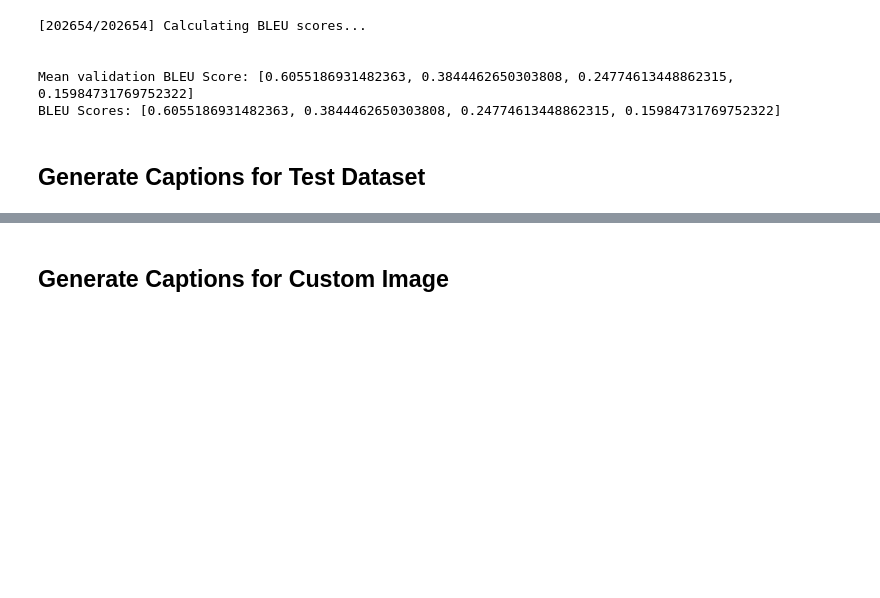
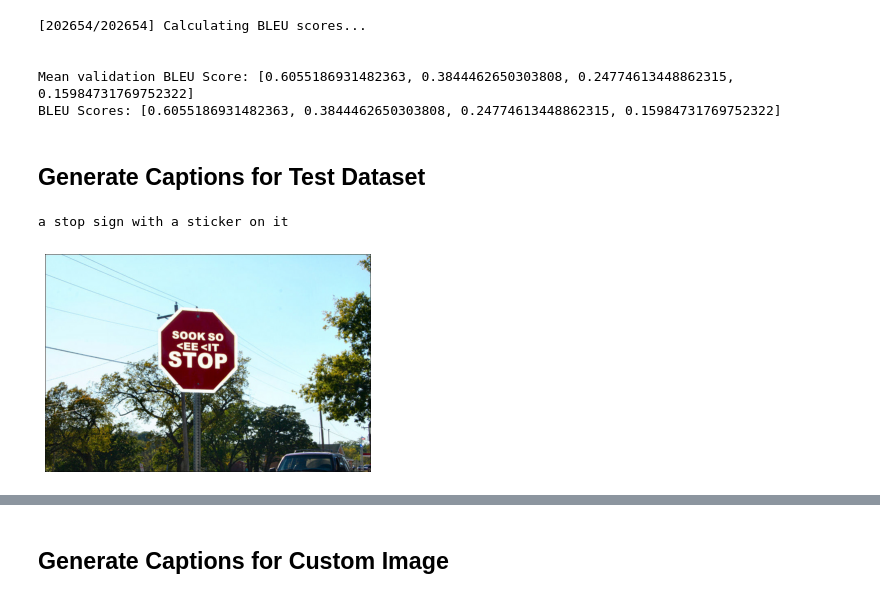
Before and after one commit to sliao-mi-luku/Image-Captioning, a Jupyter notebook: ImgCap_ResNet_LSTM.ipynb, the cells around one changed output, grey strips where cells are left out. Cells and saved outputs as stored; diff of their text form; code cells hidden in the pictures; blank space fills up the shorter version.

```diff
--- a/ImgCap_ResNet_LSTM.ipynb
+++ b/ImgCap_ResNet_LSTM.ipynb
@@ -578,8 +580,8 @@ def train_model(model_name, enc, dec, num_epochs, criterion, optimizer, device):
                 print('\r' + stats)
 
         # save encoder
-        torch.save(enc.state_dict(), os.path.join("./saved_models", "encoder_" + model_name + ".pth"))
-        torch.save(dec.state_dict(), os.path.join("./saved_models", "decoder_" + model_name + ".pth"))
+        torch.save(enc.state_dict(), os.path.join("./saved_models", "encoder_" + model_name + "_ep" + epoch + ".pth"))
+        torch.save(dec.state_dict(), os.path.join("./saved_models", "decoder_" + model_name + "_ep" + epoch + ".pth"))
 
     return enc, dec
 # %% [markdown]
@@ -626,7 +628,7 @@ encoder = encoder.to(device)
 decoder = decoder.to(device)
 
 # unique model name for saving the weights
-model_name = "020322"
+model_name = "020422"
 
 # loss function
 criterion = nn.CrossEntropyLoss()
@@ -638,6 +640,6 @@ params = list(decoder.parameters()) + list(encoder.embedding.parameters())
 optimizer = torch.optim.Adam(params, lr=0.001)
 
 # train
-encoder, decoder = train_model(model_name, encoder, decoder, num_epochs=1, criterion=criterion, optimizer=optimizer, device=device)
+encoder, decoder = train_model(model_name, encoder, decoder, num_epochs=5, criterion=criterion, optimizer=optimizer, device=device)
 # %% [output]
 === Training ===
@@ -960,6 +964,9 @@ def random_sample_testdata(dataloader, encoder, decoder):
     print(decoded_sentence)
 # %%
 # sample an image
-random_sample_testdata(single_dataset_test, encoder, decoder)
+random_sample_testdata(dataloader_test, encoder, decoder)
+# %% [output]
+a stop sign with a sticker on it
+[figure, added]
 # %%
 # sample an image
```
Also changed, not shown: parts of 10 cells of this notebook, 5 other files.
